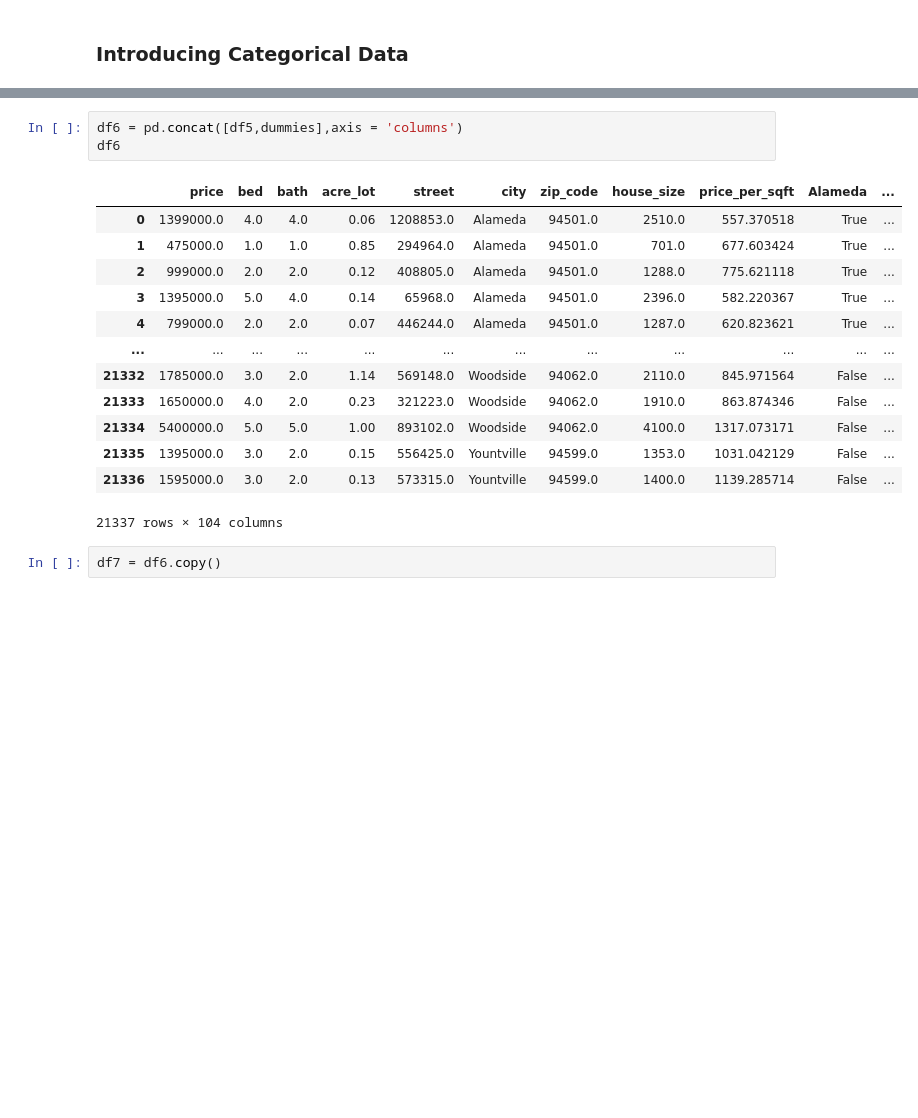
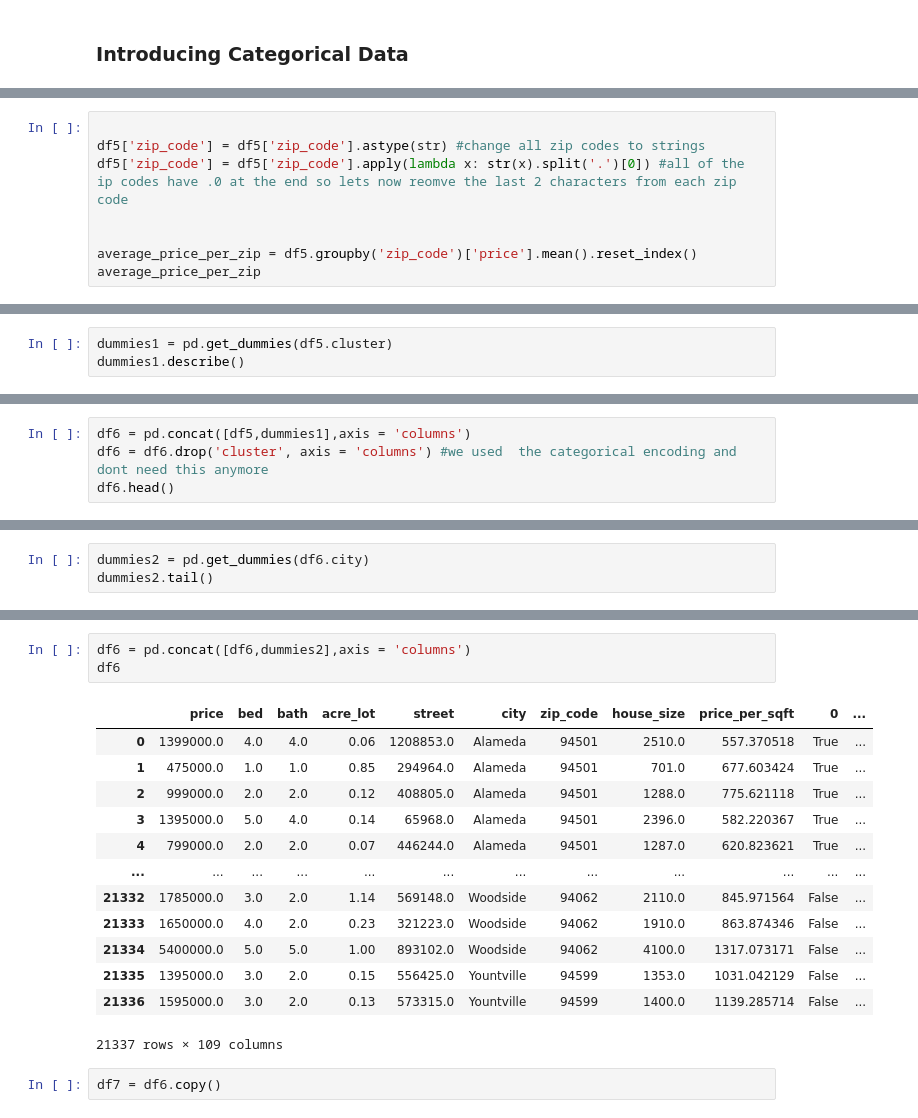
Before and after one commit to ItamarLevi02/House_Price_Prediction, a Jupyter notebook: flask/model/model.ipynb, the cells around one changed output, grey strips where cells are left out. Saved outputs shown, nothing was run; the diff lists cells and outputs as text; blank space fills up the shorter version.

```diff
--- a/flask/model/model.ipynb
+++ b/flask/model/model.ipynb
@@ -181,0 +201,8 @@ dummies.head()
+# %%
+
+df5['zip_code'] = df5['zip_code'].astype(str) #change all zip codes to strings
+df5['zip_code'] = df5['zip_code'].apply(lambda x: str(x).split('.')[0]) #all of the ip codes have .0 at the end so lets now reomve the last 2 characters from each zip code
+
+
+average_price_per_zip = df5.groupby('zip_code')['price'].mean().reset_index()
+average_price_per_zip
@@ -181,0 +355,3 @@ dummies.head()
+# %%
+dummies1 = pd.get_dummies(df5.cluster)
+dummies1.describe()
@@ -181,0 +364,4 @@ dummies.head()
+# %%
+df6 = pd.concat([df5,dummies1],axis = 'columns')
+df6 = df6.drop('cluster', axis = 'columns') #we used  the categorical encoding and dont need this anymore
+df6.head()
@@ -181,0 +375,3 @@ dummies.head()
+# %%
+dummies2 = pd.get_dummies(df6.city)
+dummies2.tail()
@@ -182,20 +386,20 @@ dummies.head()
 # %%
-df6 = pd.concat([df5,dummies],axis = 'columns')
+df6 = pd.concat([df6,dummies2],axis = 'columns')
 df6
 # %% [output]
-|  | price | bed | bath | acre_lot | street | city | zip_code | house_size | price_per_sqft | Alameda | ... |
-| 0 | 1399000.0 | 4.0 | 4.0 | 0.06 | 1208853.0 | Alameda | 94501.0 | 2510.0 | 557.370518 | True | ... |
-| 1 | 475000.0 | 1.0 | 1.0 | 0.85 | 294964.0 | Alameda | 94501.0 | 701.0 | 677.603424 | True | ... |
-| 2 | 999000.0 | 2.0 | 2.0 | 0.12 | 408805.0 | Alameda | 94501.0 | 1288.0 | 775.621118 | True | ... |
-| 3 | 1395000.0 | 5.0 | 4.0 | 0.14 | 65968.0 | Alameda | 94501.0 | 2396.0 | 582.220367 | True | ... |
-| 4 | 799000.0 | 2.0 | 2.0 | 0.07 | 446244.0 | Alameda | 94501.0 | 1287.0 | 620.823621 | True | ... |
+|  | price | bed | bath | acre_lot | street | city | zip_code | house_size | price_per_sqft | 0 | ... |
+| 0 | 1399000.0 | 4.0 | 4.0 | 0.06 | 1208853.0 | Alameda | 94501 | 2510.0 | 557.370518 | True | ... |
+| 1 | 475000.0 | 1.0 | 1.0 | 0.85 | 294964.0 | Alameda | 94501 | 701.0 | 677.603424 | True | ... |
+| 2 | 999000.0 | 2.0 | 2.0 | 0.12 | 408805.0 | Alameda | 94501 | 1288.0 | 775.621118 | True | ... |
+| 3 | 1395000.0 | 5.0 | 4.0 | 0.14 | 65968.0 | Alameda | 94501 | 2396.0 | 582.220367 | True | ... |
+| 4 | 799000.0 | 2.0 | 2.0 | 0.07 | 446244.0 | Alameda | 94501 | 1287.0 | 620.823621 | True | ... |
 | ... | ... | ... | ... | ... | ... | ... | ... | ... | ... | ... | ... |
-| 21332 | 1785000.0 | 3.0 | 2.0 | 1.14 | 569148.0 | Woodside | 94062.0 | 2110.0 | 845.971564 | False | ... |
-| 21333 | 1650000.0 | 4.0 | 2.0 | 0.23 | 321223.0 | Woodside | 94062.0 | 1910.0 | 863.874346 | False | ... |
-| 21334 | 5400000.0 | 5.0 | 5.0 | 1.00 | 893102.0 | Woodside | 94062.0 | 4100.0 | 1317.073171 | False | ... |
-| 21335 | 1395000.0 | 3.0 | 2.0 | 0.15 | 556425.0 | Yountville | 94599.0 | 1353.0 | 1031.042129 | False | ... |
-| 21336 | 1595000.0 | 3.0 | 2.0 | 0.13 | 573315.0 | Yountville | 94599.0 | 1400.0 | 1139.285714 | False | ... |
+| 21332 | 1785000.0 | 3.0 | 2.0 | 1.14 | 569148.0 | Woodside | 94062 | 2110.0 | 845.971564 | False | ... |
+| 21333 | 1650000.0 | 4.0 | 2.0 | 0.23 | 321223.0 | Woodside | 94062 | 1910.0 | 863.874346 | False | ... |
+| 21334 | 5400000.0 | 5.0 | 5.0 | 1.00 | 893102.0 | Woodside | 94062 | 4100.0 | 1317.073171 | False | ... |
+| 21335 | 1395000.0 | 3.0 | 2.0 | 0.15 | 556425.0 | Yountville | 94599 | 1353.0 | 1031.042129 | False | ... |
+| 21336 | 1595000.0 | 3.0 | 2.0 | 0.13 | 573315.0 | Yountville | 94599 | 1400.0 | 1139.285714 | False | ... |
-21337 rows × 104 columns
+21337 rows × 109 columns
 # %%
 df7 = df6.copy()
 # %%
```
Also changed, not shown: parts of 32 cells of this notebook, 17 other files.
